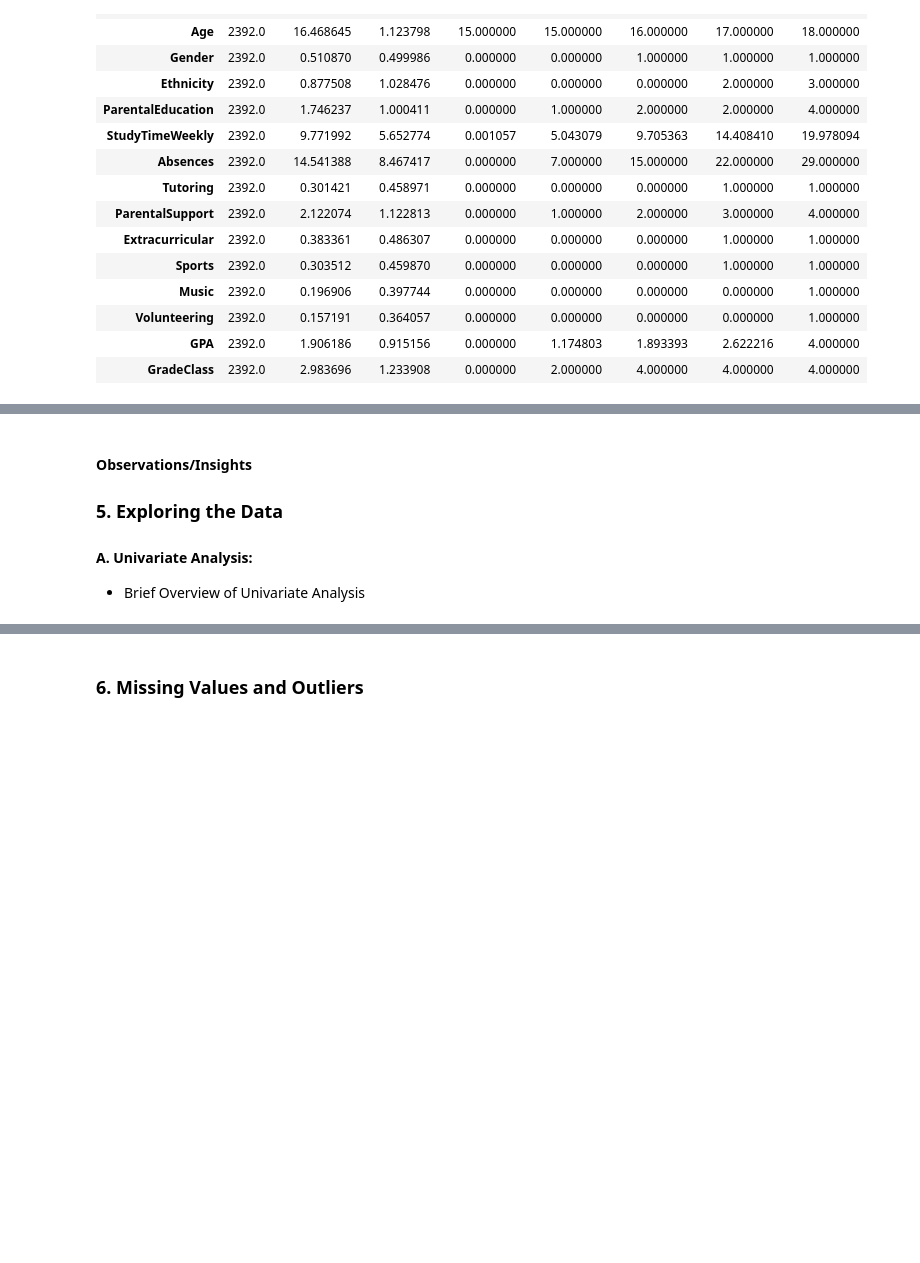
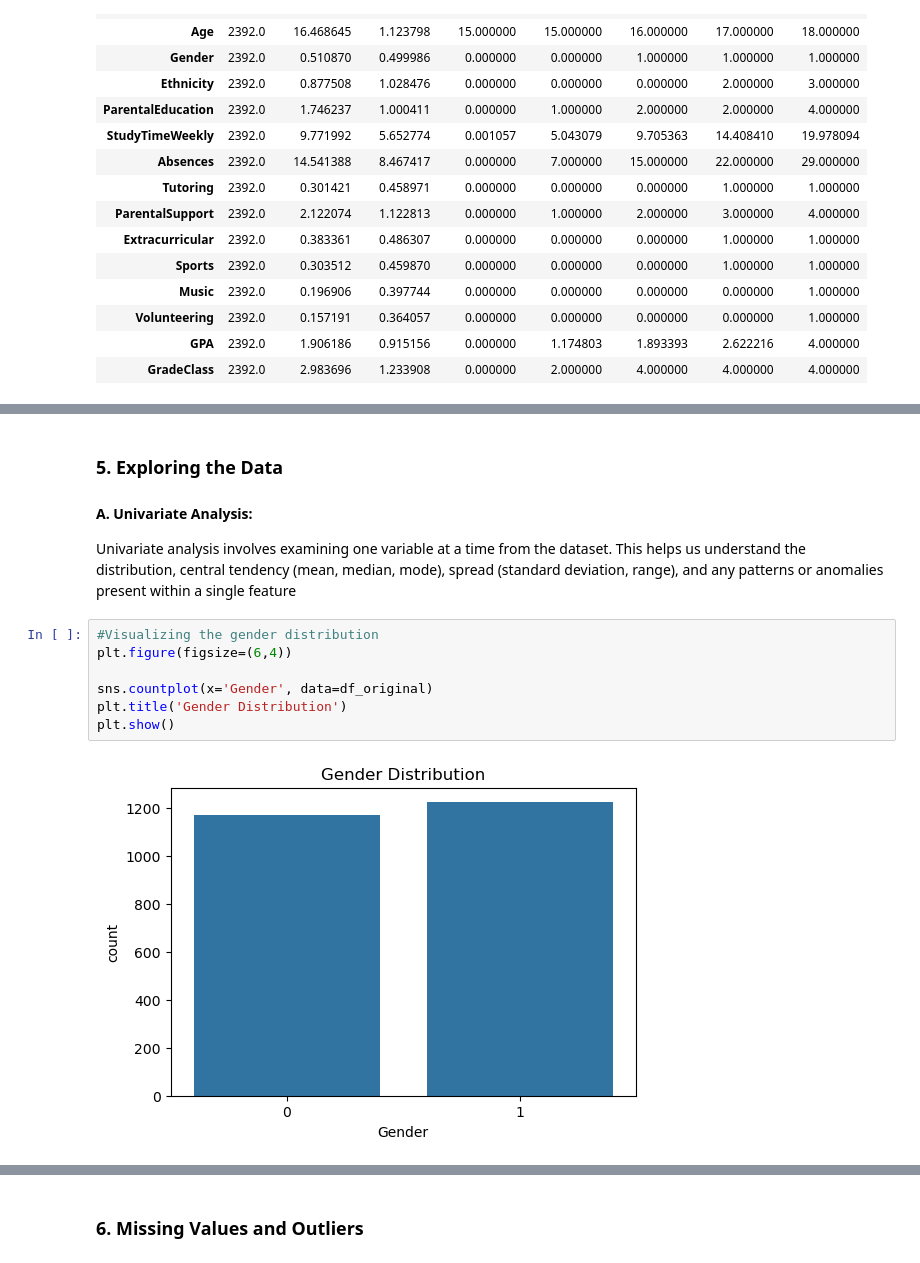
Before and after one commit to KGS577999/Guided-Project, a Jupyter notebook: notebooks/Guided_Project.ipynb, the cells around one changed output, grey strips where cells are left out. Saved outputs shown, nothing was run; the diff lists cells and outputs as text; blank space fills up the shorter version.

Commit message:
Part5_Uni_Bi_Analysis

```diff
--- a/notebooks/Guided_Project.ipynb
+++ b/notebooks/Guided_Project.ipynb
@@ -116,7 +110,16 @@ We loaded the dataset and explored the basic structure:
 # %% [markdown]
-#### Observations/Insights
+
 
 ### 5. Exploring the Data
 
 #### A. Univariate Analysis:
-- Brief Overview of Univariate Analysis
+Univariate analysis involves examining one variable at a time from the dataset. This helps us understand the distribution, central tendency (mean, median, mode), spread (standard deviation, range), and any patterns or anomalies present within a single feature
+# %%
+#Visualizing the gender distribution
+plt.figure(figsize=(6,4))
+
+sns.countplot(x='Gender', data=df_original)
+plt.title('Gender Distribution')
+plt.show()
+# %% [output]
+[figure, added]
```
Also changed, not shown: parts of 9 cells of this notebook.
